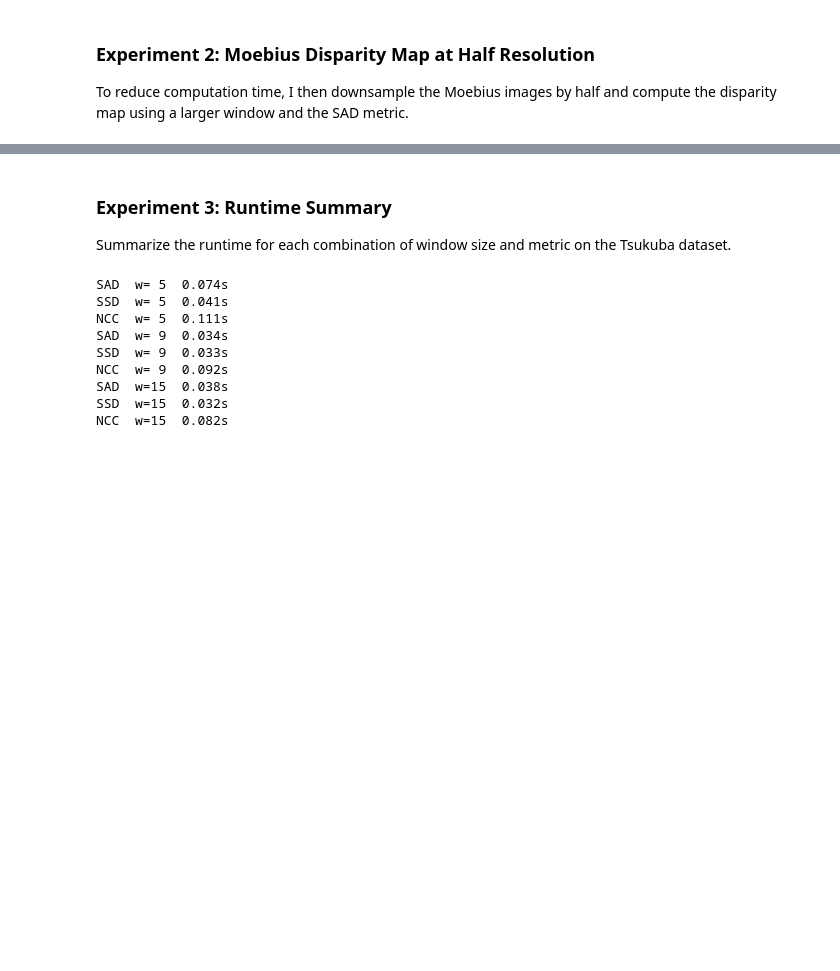
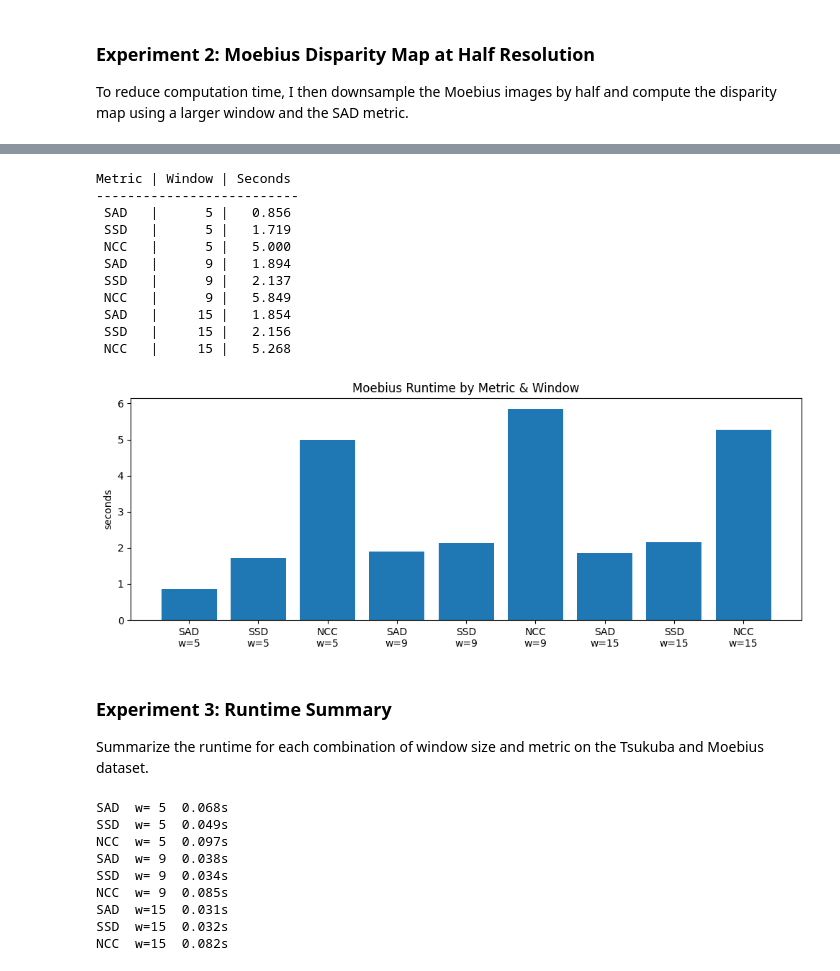
Before and after one commit to rashiqul/ece549, a Jupyter notebook: notebooks/alam_rashiqul_a5_p2.ipynb, the cells around one changed output, grey strips where cells are left out. Cells and saved outputs as stored; diff of their text form; code cells hidden in the pictures; blank space fills up the shorter version.

```diff
--- a/notebooks/alam_rashiqul_a5_p2.ipynb
+++ b/notebooks/alam_rashiqul_a5_p2.ipynb
@@ -442,18 +549,49 @@ Metric | Window | Seconds
+# %%
+# Print a neat table of runtimes_moe collected during parameter sweep
+print("Metric | Window | Seconds")
+print("--------------------------")
+for m, w, s in runtimes_moe:
+    print(f"{m:>4}   | {w:>6} | {s:7.3f}")
+
+# Bar chart (Matplotlib, no seaborn)
+labels_moe = [f"{m}\nw={w}" for (m, w, _) in runtimes_moe]
+values_moe = [s for (_, _, s) in runtimes_moe]
+
+plt.figure(figsize=(10,4))
+plt.title("Moebius Runtime by Metric & Window")
+plt.bar(range(len(values_moe)), values_moe)
+plt.xticks(range(len(values_moe)), labels_moe, rotation=0)
+plt.ylabel("seconds")
+plt.tight_layout()
+plt.show()
+# %% [output]
+Metric | Window | Seconds
+--------------------------
+ SAD   |      5 |   0.856
+ SSD   |      5 |   1.719
+ NCC   |      5 |   5.000
+ SAD   |      9 |   1.894
+ SSD   |      9 |   2.137
+ NCC   |      9 |   5.849
+ SAD   |     15 |   1.854
+ SSD   |     15 |   2.156
+ NCC   |     15 |   5.268
+[figure, added]
 # %% [markdown]
 ### Experiment 3: Runtime Summary
 
-Summarize the runtime for each combination of window size and metric on the Tsukuba dataset.
+Summarize the runtime for each combination of window size and metric on the Tsukuba and Moebius dataset.
 # %%
 # Print runtime for each metric and window size combination
-for m, w, s in runtimes:
+for m, w, s in runtimes_tsu:
     print(f"{m:>3}  w={w:>2}  {s:.3f}s")
 # %% [output]
-SAD  w= 5  0.074s
-SSD  w= 5  0.041s
-NCC  w= 5  0.111s
-SAD  w= 9  0.034s
-SSD  w= 9  0.033s
-NCC  w= 9  0.092s
-SAD  w=15  0.038s
+SAD  w= 5  0.068s
+SSD  w= 5  0.049s
+NCC  w= 5  0.097s
+SAD  w= 9  0.038s
+SSD  w= 9  0.034s
+NCC  w= 9  0.085s
+SAD  w=15  0.031s
 SSD  w=15  0.032s
 NCC  w=15  0.082s
```
Also changed, not shown: parts of 11 cells of this notebook, 10 other files.
